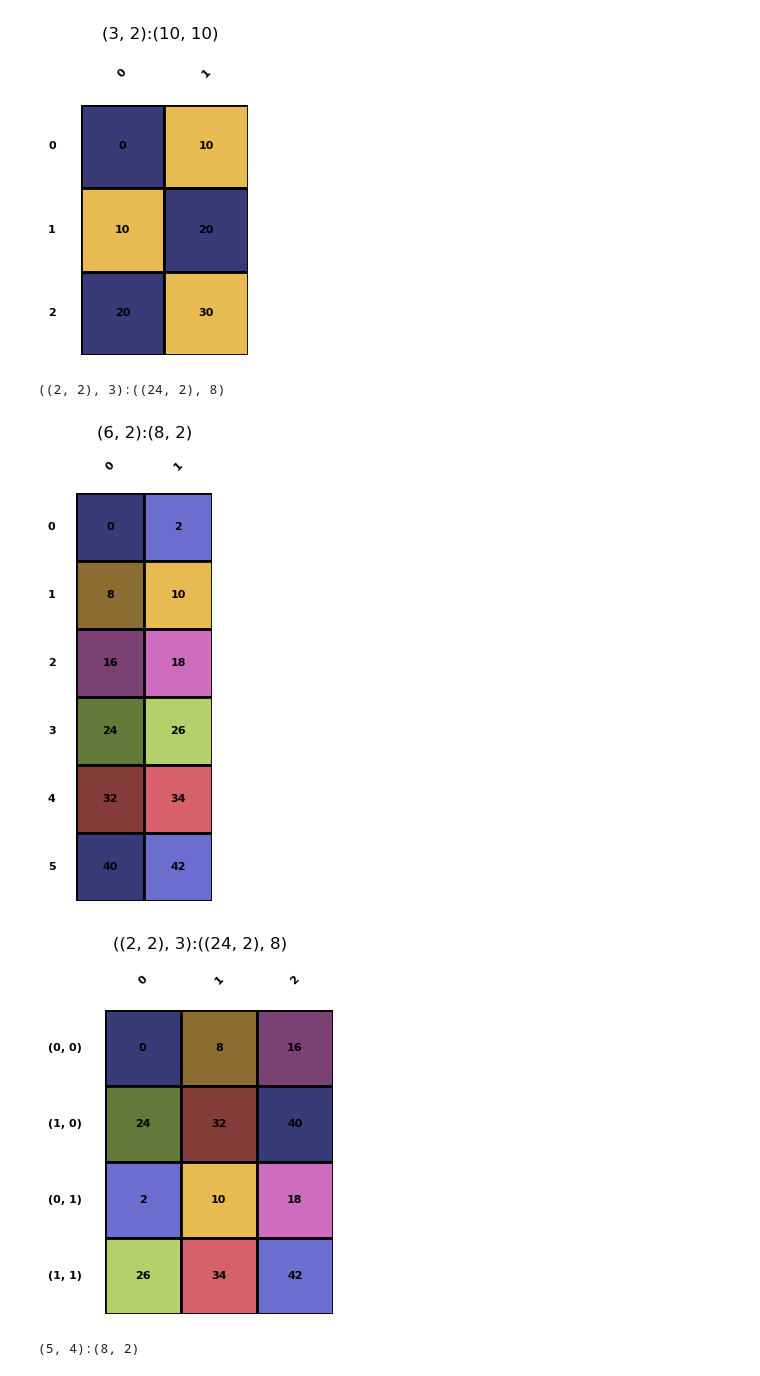
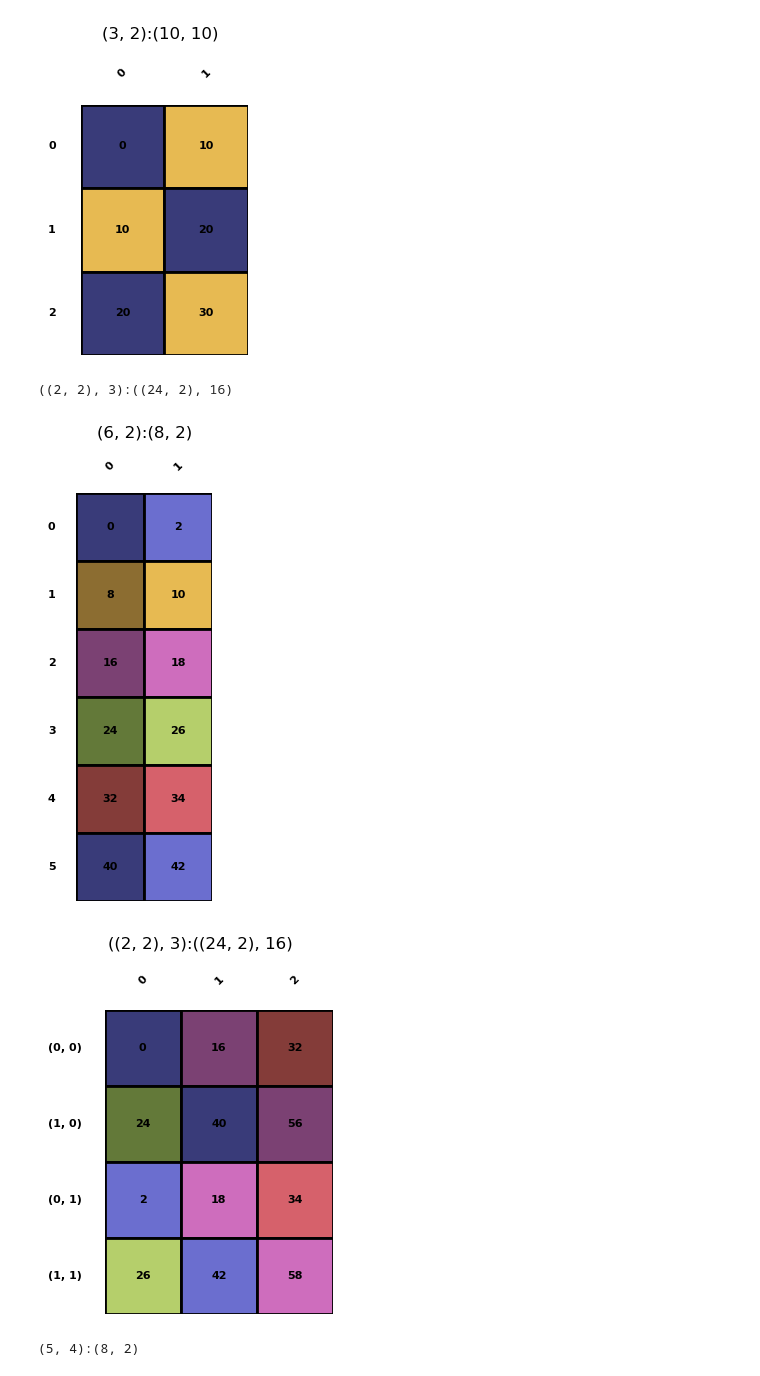
Before and after one commit to w32zhong/simp-intelligence, a Jupyter notebook: simp_intelligence/math/layout_basics.ipynb, the cells around one changed output. Saved outputs shown, nothing was run; the diff lists cells and outputs as text; code cells hidden in the pictures.

```diff
--- a/simp_intelligence/math/layout_basics.ipynb
+++ b/simp_intelligence/math/layout_basics.ipynb
@@ -97,12 +97,12 @@ Layout.from_string('(6,2):(5,10)').visualize().composite(Layout.from_string('6:2
 (3, 2):(10, 10)
 [figure]
 [figure]
-# %%
-Layout.from_string('(6,2):(8,2)').visualize().composite(Layout.from_string('(4,3):(3,1)')).visualize()
-# %% [output]
-((2, 2), 3):((24, 2), 8)
-[figure, removed]
-[figure, removed]
+# %%
+Layout.from_string('(6,2):(8,2)').visualize().composite(Layout.from_string('(4,3):(3,2)')).visualize()
+# %% [output]
+((2, 2), 3):((24, 2), 16)
+[figure, added]
+[figure, added]
 # %%
 Layout.from_string('20:2').visualize().composite(Layout.from_string('(5,4):(4,1)')).visualize()
 # %% [output]
```
